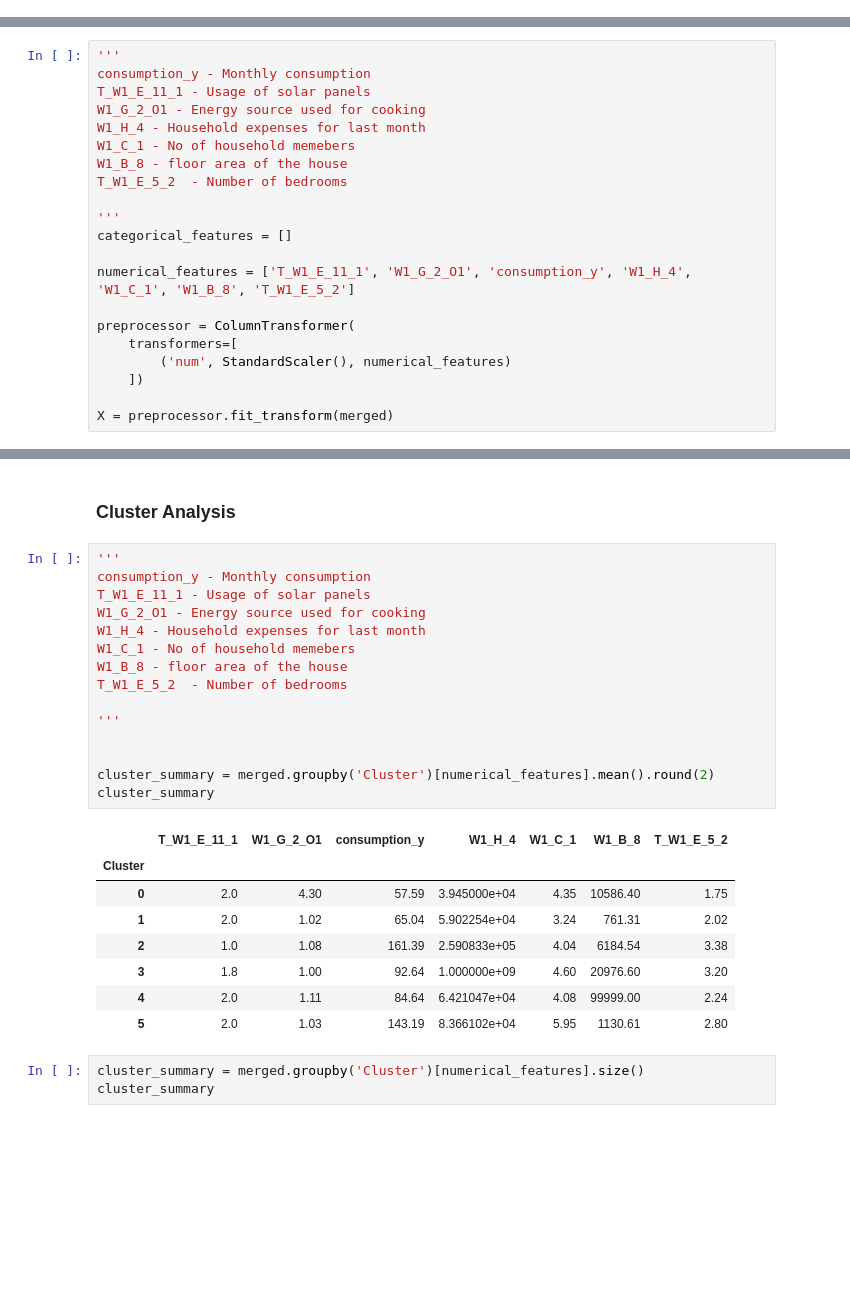
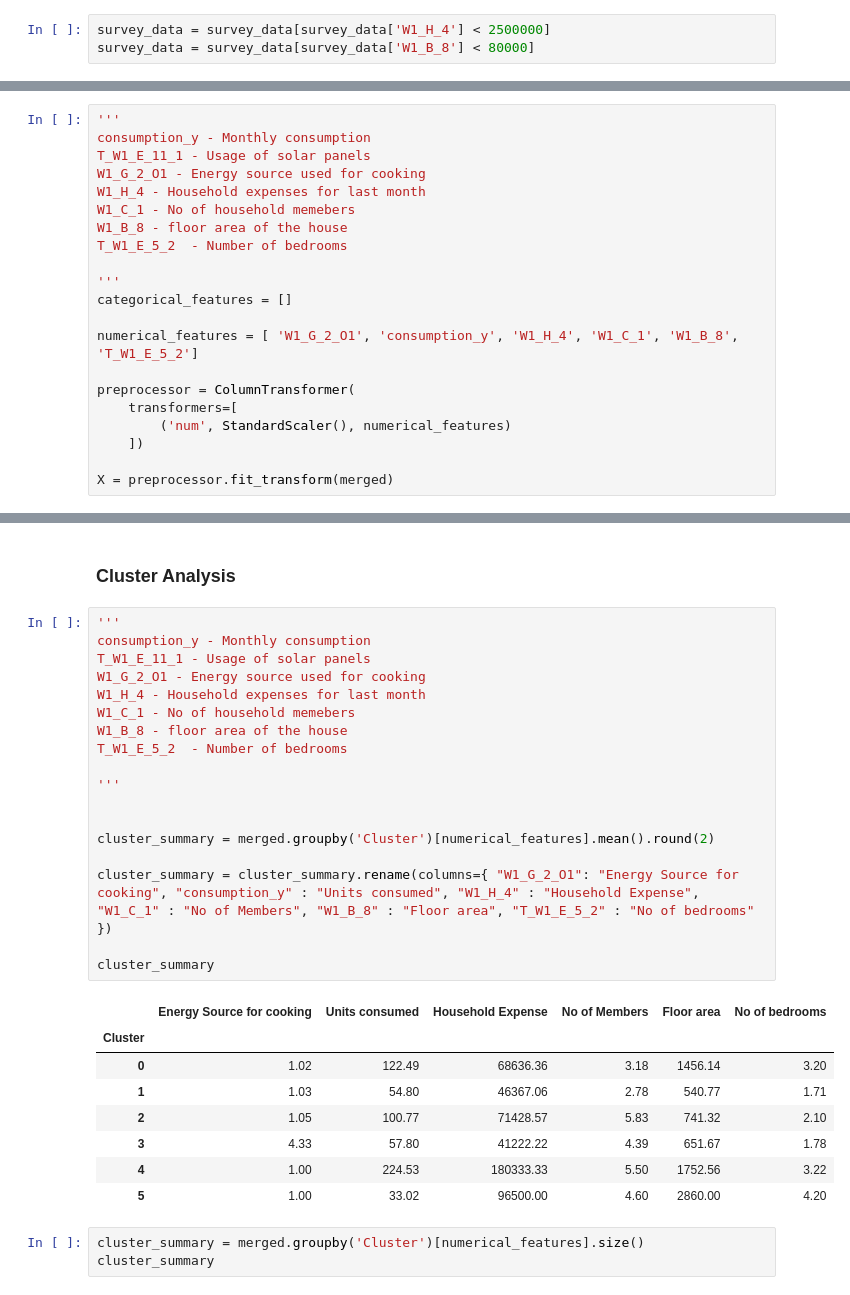
Before and after one commit to LIRNEasia/lacuna, a Jupyter notebook: notebooks/3. Consumer_segmentation.ipynb, the cells around one changed output, grey strips where cells are left out. Saved outputs shown, nothing was run; the diff lists cells and outputs as text; blank space fills up the shorter version.

```diff
--- a/notebooks/3. Consumer_segmentation.ipynb
+++ b/notebooks/3. Consumer_segmentation.ipynb
@@ -57,6 +53,9 @@ else:
     print("path wrong")
 
 survey_data = pd.read_csv('/lirneasia/data/lacuna/raw/Survey_data/Survey_wave_1_may_29.csv', low_memory=False)
+# %%
+survey_data = survey_data[survey_data['W1_H_4'] < 2500000]
+survey_data = survey_data[survey_data['W1_B_8'] < 80000]
 # %% [markdown]
 ### Data Preprocessing
 # %%
@@ -150,7 +149,7 @@ T_W1_E_5_2  - Number of bedrooms
 '''
 categorical_features = []
 
-numerical_features = ['T_W1_E_11_1', 'W1_G_2_O1', 'consumption_y', 'W1_H_4', 'W1_C_1', 'W1_B_8', 'T_W1_E_5_2']
+numerical_features = [ 'W1_G_2_O1', 'consumption_y', 'W1_H_4', 'W1_C_1', 'W1_B_8', 'T_W1_E_5_2']
 
 preprocessor = ColumnTransformer(
     transformers=[
@@ -201,27 +200,30 @@ plt.show()
 # %%
 '''
 consumption_y - Monthly consumption
 T_W1_E_11_1 - Usage of solar panels
 W1_G_2_O1 - Energy source used for cooking
 W1_H_4 - Household expenses for last month
 W1_C_1 - No of household memebers
 W1_B_8 - floor area of the house
 T_W1_E_5_2  - Number of bedrooms
 
 '''
 
 
 cluster_summary = merged.groupby('Cluster')[numerical_features].mean().round(2)
+
+cluster_summary = cluster_summary.rename(columns={ "W1_G_2_O1": "Energy Source for cooking", "consumption_y" : "Units consumed", "W1_H_4" : "Household Expense", "W1_C_1" : "No of Members", "W1_B_8" : "Floor area", "T_W1_E_5_2" : "No of bedrooms" })
+
 cluster_summary
 # %% [output]
-|  | T_W1_E_11_1 | W1_G_2_O1 | consumption_y | W1_H_4 | W1_C_1 | W1_B_8 | T_W1_E_5_2 |
-| Cluster |  |  |  |  |  |  |  |
-| 0 | 2.0 | 4.30 | 57.59 | 3.945000e+04 | 4.35 | 10586.40 | 1.75 |
-| 1 | 2.0 | 1.02 | 65.04 | 5.902254e+04 | 3.24 | 761.31 | 2.02 |
-| 2 | 1.0 | 1.08 | 161.39 | 2.590833e+05 | 4.04 | 6184.54 | 3.38 |
-| 3 | 1.8 | 1.00 | 92.64 | 1.000000e+09 | 4.60 | 20976.60 | 3.20 |
-| 4 | 2.0 | 1.11 | 84.64 | 6.421047e+04 | 4.08 | 99999.00 | 2.24 |
-| 5 | 2.0 | 1.03 | 143.19 | 8.366102e+04 | 5.95 | 1130.61 | 2.80 |
+|  | Energy Source for cooking | Units consumed | Household Expense | No of Members | Floor area | No of bedrooms |
+| Cluster |  |  |  |  |  |  |
+| 0 | 1.02 | 122.49 | 68636.36 | 3.18 | 1456.14 | 3.20 |
+| 1 | 1.03 | 54.80 | 46367.06 | 2.78 | 540.77 | 1.71 |
+| 2 | 1.05 | 100.77 | 71428.57 | 5.83 | 741.32 | 2.10 |
+| 3 | 4.33 | 57.80 | 41222.22 | 4.39 | 651.67 | 1.78 |
+| 4 | 1.00 | 224.53 | 180333.33 | 5.50 | 1752.56 | 3.22 |
+| 5 | 1.00 | 33.02 | 96500.00 | 4.60 | 2860.00 | 4.20 |
 # %%
 cluster_summary = merged.groupby('Cluster')[numerical_features].size()
 cluster_summary
```
Also changed, not shown: parts of 4 cells of this notebook, 1 other file.
